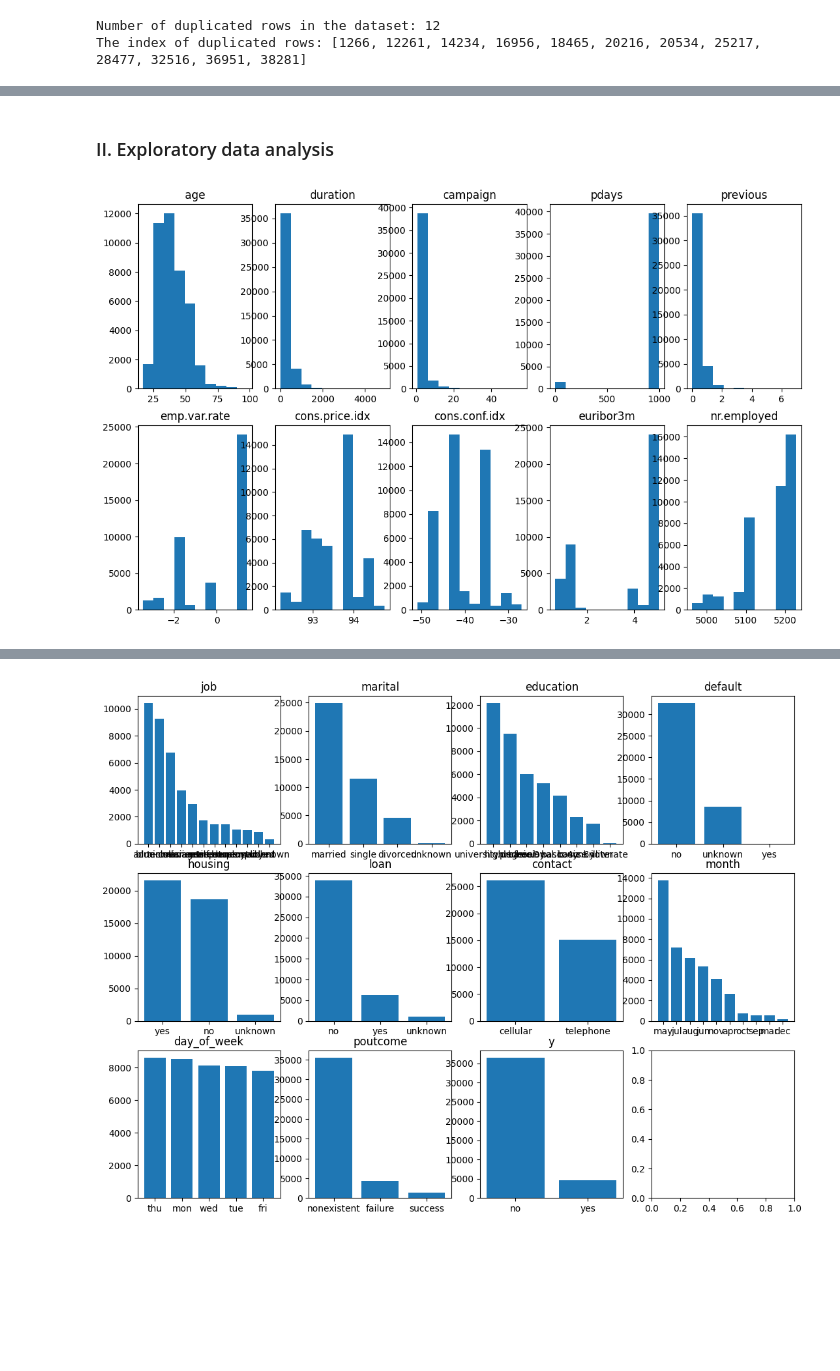
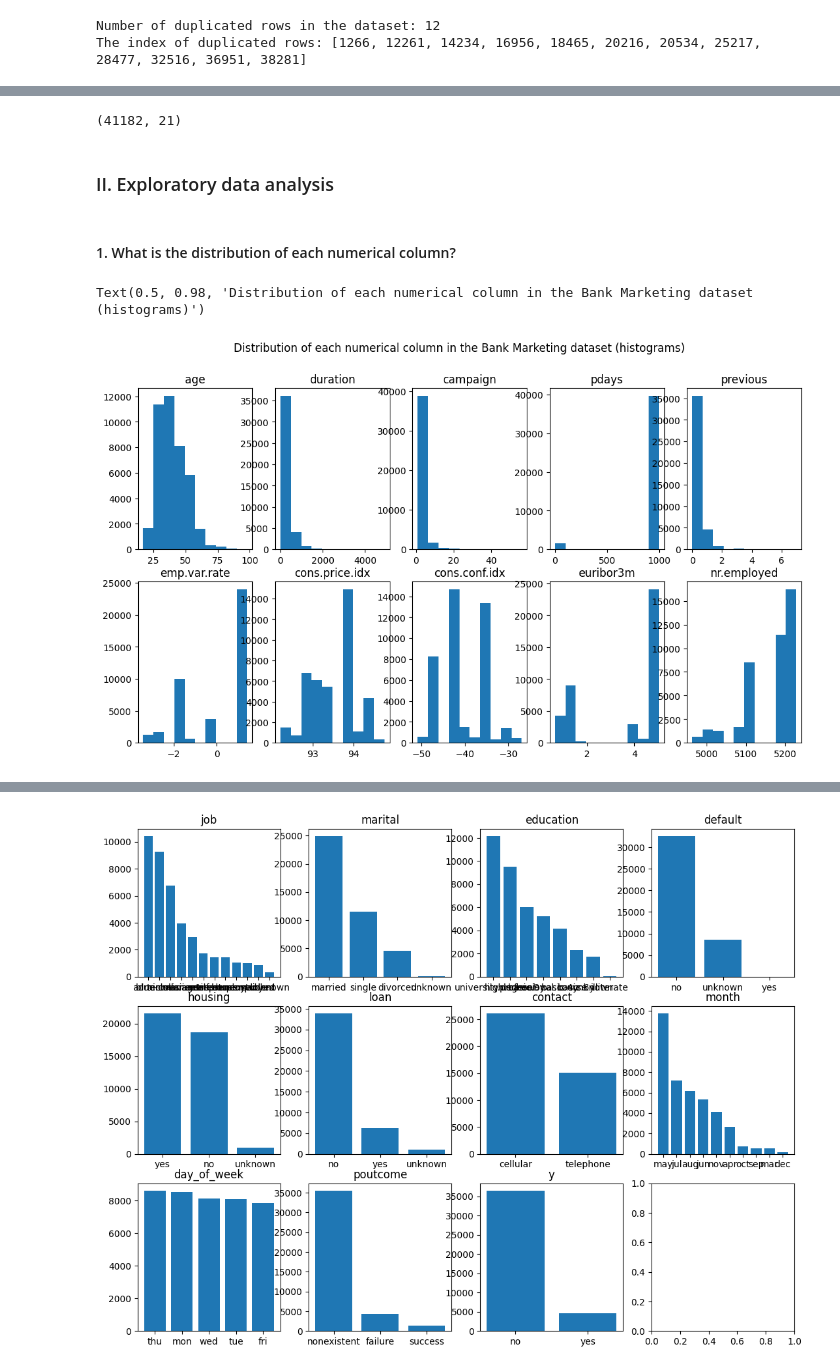
Before and after one commit to thaianle/bank-marketing, a Jupyter notebook: bank-marketing.ipynb, the cells around one changed output, grey strips where cells are left out. Saved outputs shown, nothing was run; the diff lists cells and outputs as text; code cells hidden in the pictures; blank space fills up the shorter version.

Commit message:
Add clarifying graphs and interpretations

```diff
--- a/bank-marketing.ipynb
+++ b/bank-marketing.ipynb
@@ -118,14 +190,25 @@ The index of duplicated rows: [1266, 12261, 14234, 16956, 18465, 20216, 20534, 2
+# %%
+bank_marketing.drop(bank_marketing.index[[1266, 12261, 18465, 20534, 28477, 36951]], inplace = True)
+# Check the shape of the DataFrame after dropping close duplicates
+bank_marketing.shape
+# %% [output]
+(41182, 21)
 # %% [markdown]
 ### II. Exploratory data analysis
+# %% [markdown]
+#### 1. What is the distribution of each numerical column?
 # %%
 numerical_col_list = [bank_marketing.describe().columns.tolist()] # keep a list of numerical columns
-fig, ax = plt.subplots(nrows = 2, ncols = 5, figsize = (13, 8))
+fig, ax = plt.subplots(nrows = 2, ncols = 5, figsize = (13, 7))
 
 # The counter method: https://www.kaggle.com/code/aleksandradeis/bank-marketing-analysis/notebook
 counter = 0
 for var in numerical_col_list[0]:
     ax[counter // 5][counter % 5].hist(bank_marketing[var])
     ax[counter // 5][counter % 5].set_title(var)
     counter += 1
+
+fig.suptitle('Distribution of each numerical column in the Bank Marketing dataset (histograms)')
 # %% [output]
+Text(0.5, 0.98, 'Distribution of each numerical column in the Bank Marketing dataset (histograms)')
-[figure, old version]
+[figure, new version]
```
Also changed, not shown: parts of 19 cells of this notebook.
